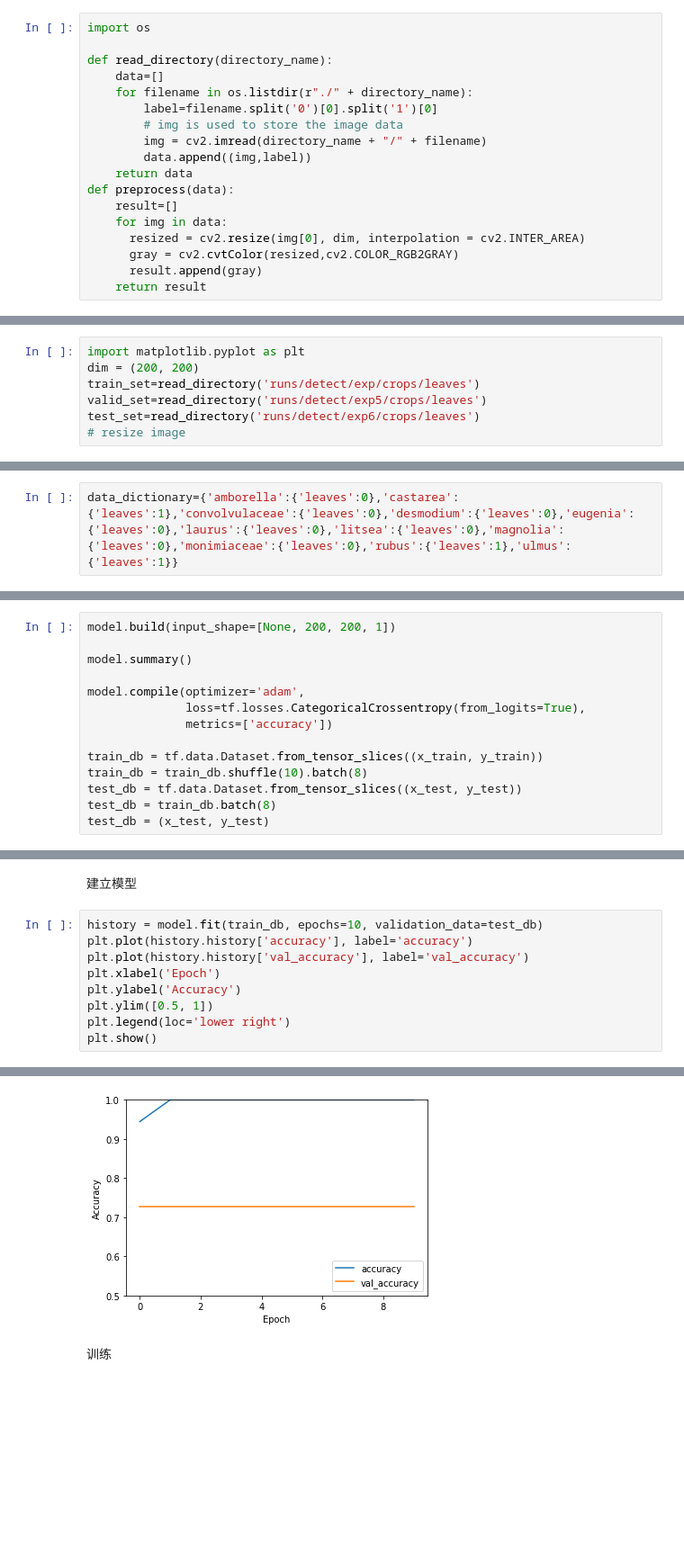
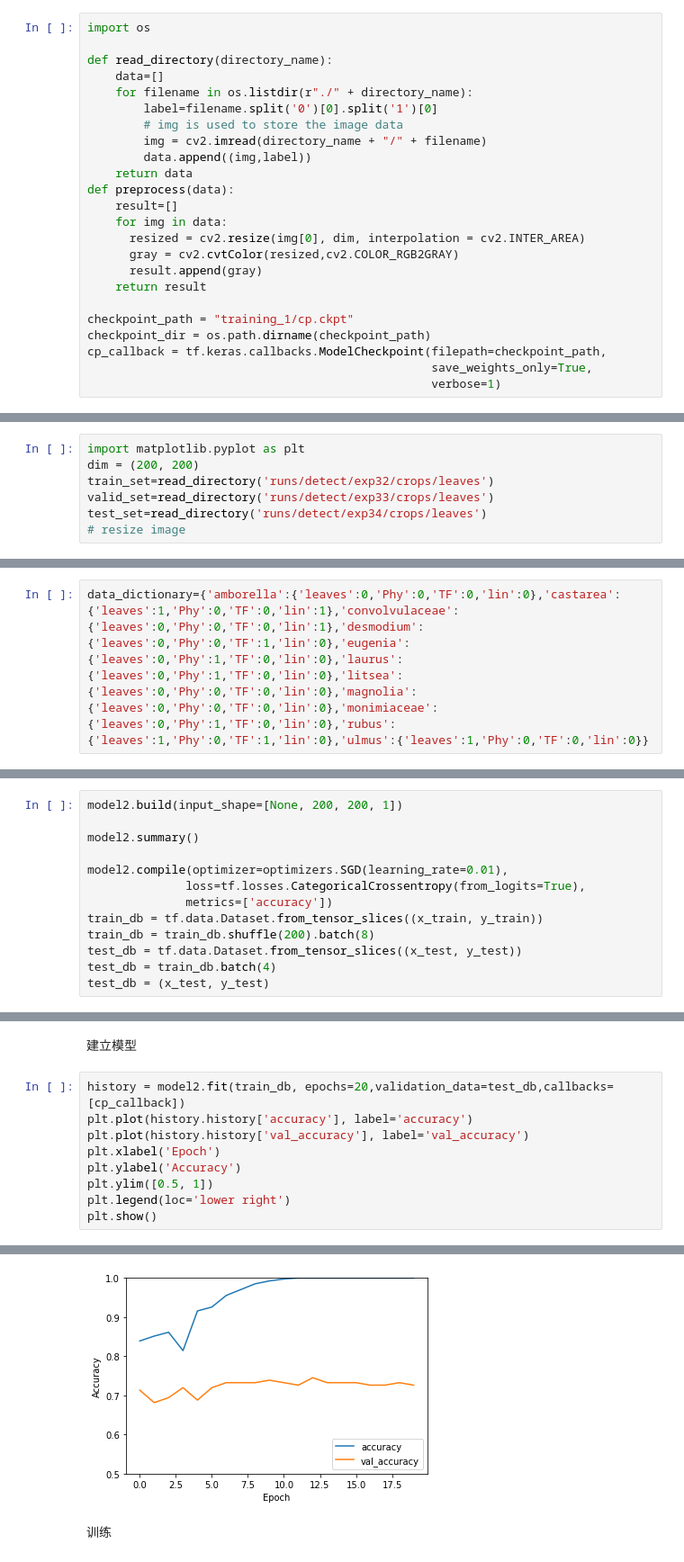
Before and after one commit to insistedMarin/imageprocessing, a Jupyter notebook: DLProject.ipynb, the cells around one changed output, grey strips where cells are left out. Shown: that part at 90% size. Cells and saved outputs as stored; diff of their text form; blank space fills up the shorter version.

```diff
--- a/DLProject.ipynb
+++ b/DLProject.ipynb
@@ -307,4 +320,10 @@ def preprocess(data):
       gray = cv2.cvtColor(resized,cv2.COLOR_RGB2GRAY)
       result.append(gray)
     return result
+
+checkpoint_path = "training_1/cp.ckpt"
+checkpoint_dir = os.path.dirname(checkpoint_path)
+cp_callback = tf.keras.callbacks.ModelCheckpoint(filepath=checkpoint_path,
+                                                 save_weights_only=True,
+                                                 verbose=1)
 # %%
@@ -314,7 +333,7 @@ def preprocess(data):
 # %%
 import matplotlib.pyplot as plt
 dim = (200, 200)
-train_set=read_directory('runs/detect/exp/crops/leaves')
-valid_set=read_directory('runs/detect/exp5/crops/leaves')
-test_set=read_directory('runs/detect/exp6/crops/leaves')
+train_set=read_directory('runs/detect/exp32/crops/leaves')
+valid_set=read_directory('runs/detect/exp33/crops/leaves')
+test_set=read_directory('runs/detect/exp34/crops/leaves')
 # resize image
@@ -328,7 +345,7 @@ x_test=preprocess(valid_set)
 #   plt.imshow(img)
 #   plt.show()
 # %%
-data_dictionary={'amborella':{'leaves':0},'castarea':{'leaves':1},'convolvulaceae':{'leaves':0},'desmodium':{'leaves':0},'eugenia':{'leaves':0},'laurus':{'leaves':0},'litsea':{'leaves':0},'magnolia':{'leaves':0},'monimiaceae':{'leaves':0},'rubus':{'leaves':1},'ulmus':{'leaves':1}}
+data_dictionary={'amborella':{'leaves':0,'Phy':0,'TF':0,'lin':0},'castarea':{'leaves':1,'Phy':0,'TF':0,'lin':1},'convolvulaceae':{'leaves':0,'Phy':0,'TF':0,'lin':1},'desmodium':{'leaves':0,'Phy':0,'TF':1,'lin':0},'eugenia':{'leaves':0,'Phy':1,'TF':0,'lin':0},'laurus':{'leaves':0,'Phy':1,'TF':0,'lin':0},'litsea':{'leaves':0,'Phy':0,'TF':0,'lin':0},'magnolia':{'leaves':0,'Phy':0,'TF':0,'lin':0},'monimiaceae':{'leaves':0,'Phy':1,'TF':0,'lin':0},'rubus':{'leaves':1,'Phy':0,'TF':1,'lin':0},'ulmus':{'leaves':1,'Phy':0,'TF':0,'lin':0}}
 # %% [markdown]
 # **数据字典，叶子 lisse=0 dente=1 补全其它属性**
 # %%
@@ -356,18 +372,17 @@ y_test = tf.one_hot(y_test, depth=2)
 # %% [markdown]
 整理数据集
 # %%
-model.build(input_shape=[None, 200, 200, 1])
+model2.build(input_shape=[None, 200, 200, 1])
 
-model.summary()
+model2.summary()
 
-model.compile(optimizer='adam',
+model2.compile(optimizer=optimizers.SGD(learning_rate=0.01),
               loss=tf.losses.CategoricalCrossentropy(from_logits=True),
               metrics=['accuracy'])
-
 train_db = tf.data.Dataset.from_tensor_slices((x_train, y_train))
-train_db = train_db.shuffle(10).batch(8)
+train_db = train_db.shuffle(200).batch(8)
 test_db = tf.data.Dataset.from_tensor_slices((x_test, y_test))
-test_db = train_db.batch(8)
+test_db = train_db.batch(4)
 test_db = (x_test, y_test)
 # %% [output]
 Model: "sequential_1"
@@ -390,7 +405,7 @@ _________________________________________________________________
 # %% [markdown]
 建立模型
 # %%
-history = model.fit(train_db, epochs=10, validation_data=test_db)
+history = model2.fit(train_db, epochs=20,validation_data=test_db,callbacks=[cp_callback])
 plt.plot(history.history['accuracy'], label='accuracy')
 plt.plot(history.history['val_accuracy'], label='val_accuracy')
 plt.xlabel('Epoch')
@@ -422,3 +434,3 @@ Epoch 10/10
-[figure, old version]
+[figure, new version]
 # %% [markdown]
 训练
```
Also changed, not shown: parts of 23 cells of this notebook.
